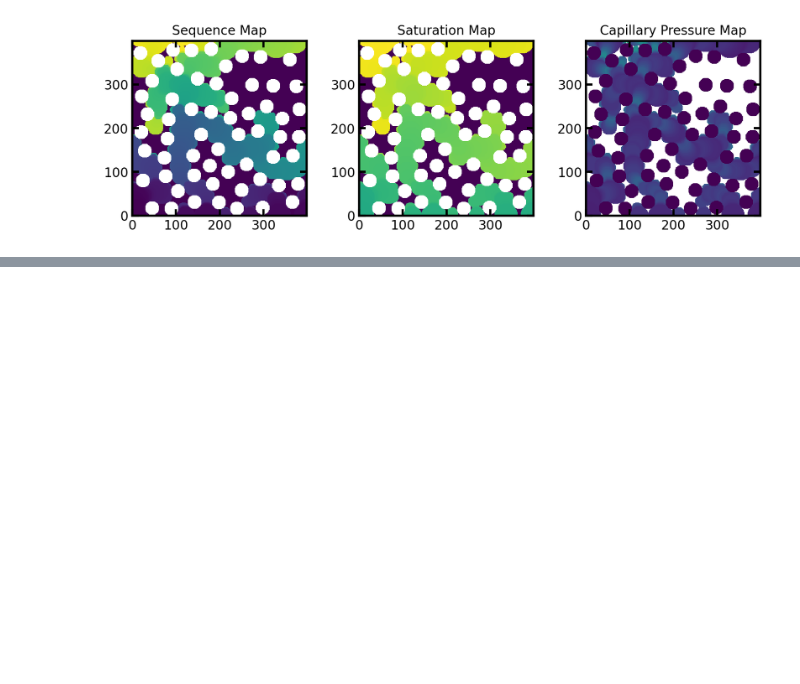
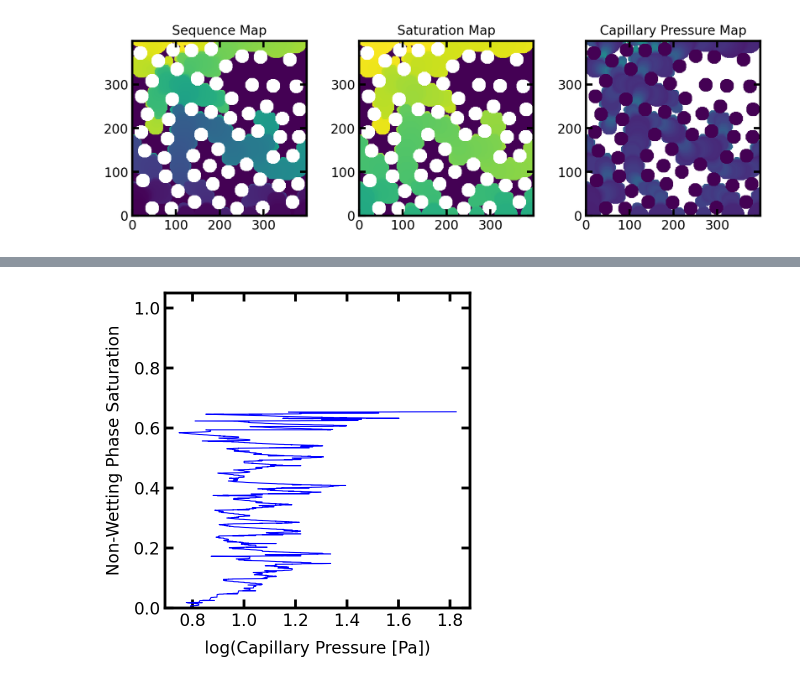
Before and after one commit to HydeAWhile/PoreSpy, a Jupyter notebook: examples/simulations/tutorials/overview_of_two_phase_flow_part3.ipynb, the cells around one changed output, grey strips where cells are left out. Drawn from its saved outputs; the diff is of its cells as text; code cells hidden in the pictures; blank space fills up the shorter version.

```diff
--- a/examples/simulations/tutorials/overview_of_two_phase_flow_part3.ipynb
+++ b/examples/simulations/tutorials/overview_of_two_phase_flow_part3.ipynb
@@ -144,0 +165,15 @@ ax[2].set_title("Capillary Pressure Map");
+# %%
+Pc3, Snwp3 = ps.metrics.pc_map_to_pc_curve(
+    im=im,
+    pc=inv2.im_pc,
+    seq=inv2.im_seq,
+    mode='drainage',
+)
+
+fig, ax = plt.subplots(figsize=[4, 4])
+ax.plot(np.log10(Pc3), Snwp3, linewidth=0.75, color='blue', label='invasion')
+ax.set_xlabel('log(Capillary Pressure [Pa])')
+ax.set_ylabel('Non-Wetting Phase Saturation')
+ax.set_ylim([0, 1.05]);
+# %% [output]
+[figure, added]
```
Also changed, not shown: parts of 10 cells of this notebook, 1 other file.
